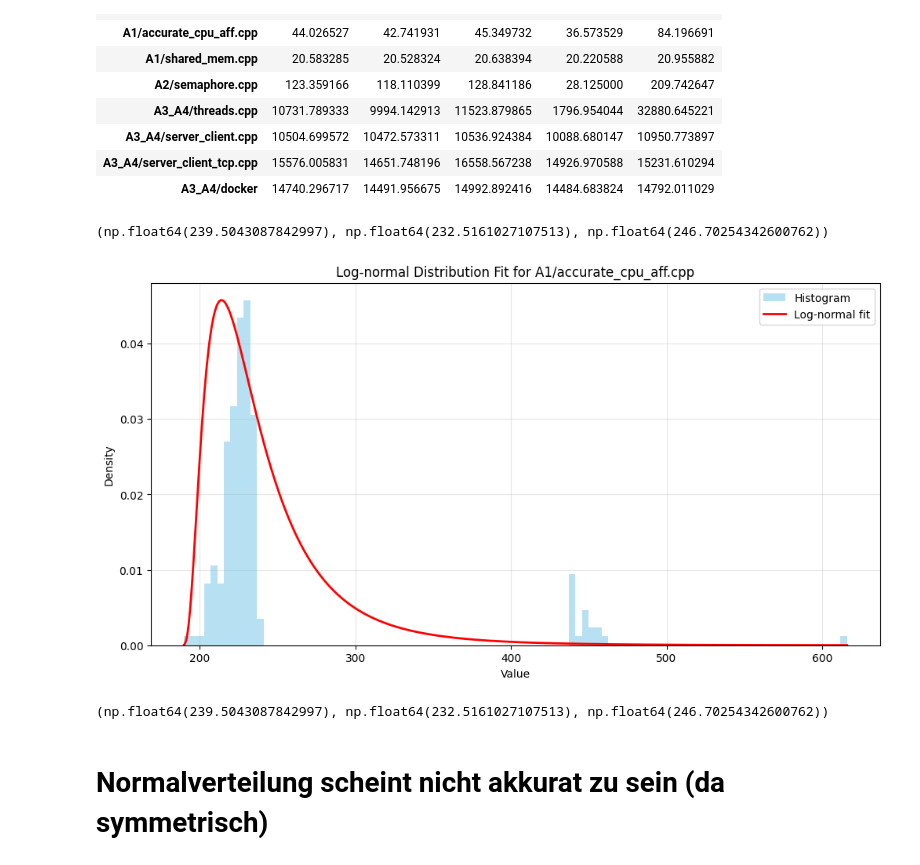
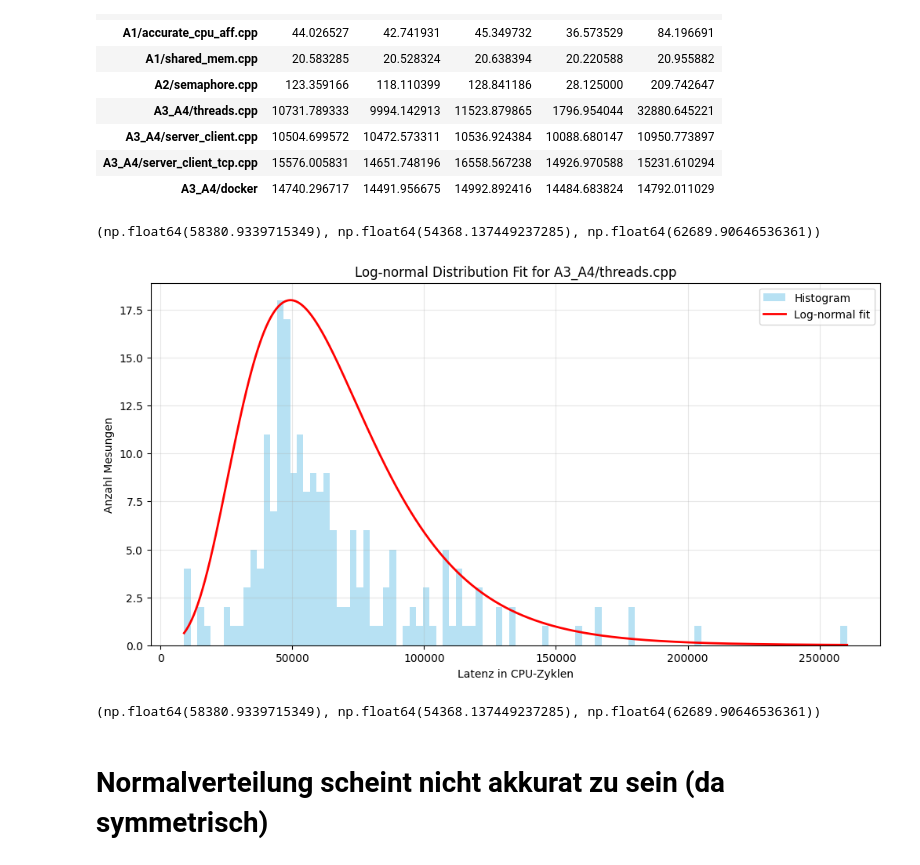
Before and after one commit to kilianbartz/bs_ueb2, a Jupyter notebook: plot.ipynb, the cells around one changed output. Saved outputs shown, nothing was run; the diff lists cells and outputs as text; code cells hidden in the pictures.

```diff
--- a/plot.ipynb
+++ b/plot.ipynb
@@ -262,7 +262,7 @@ import numpy as np
 import matplotlib.pyplot as plt
 from scipy import stats
 
-CASE = 1
+CASE = 4
 
 # Get the first column
 data = df.iloc[:, CASE]
@@ -285,43 +285,43 @@ pdf_lognorm = stats.lognorm.pdf(x, shape, loc, scale)
 plt.figure(figsize=(12, 6))
 
 # Plot histogram and get the maximum height for scaling
-hist, bins, _ = plt.hist(data, bins=100, density=True, alpha=0.6, color='skyblue', label='Histogram')
+hist, bins, _ = plt.hist(data, bins=100, density=False, alpha=0.6, color='skyblue', label='Histogram')
 max_height = max(hist)
 
 # Scale the PDF to match the histogram height
 pdf_lognorm = pdf_lognorm * (max_height / max(pdf_lognorm))
 
 # Plot the scaled fitted log-normal distribution
 plt.plot(x, pdf_lognorm, 'r-', lw=2, label='Log-normal fit')
 
 # Add vertical lines for CI
 # plt.axvline(ci[1], color='g', linestyle='--', label='95% CI')
 # plt.axvline(ci[2], color='g', linestyle='--')
 
 # Add mean line
 # plt.axvline(mean, color='k', linestyle='-', label='Mean')
 
 # Customize the plot
-plt.xlabel('Value')
-plt.ylabel('Density')
+plt.xlabel('Latenz in CPU-Zyklen')
+plt.ylabel('Anzahl Mesungen')
 plt.title(f'Log-normal Distribution Fit for {column_name}')
 plt.legend()
 plt.grid(True, alpha=0.3)
 
 # Add text box with statistics
 # stats_text = f'Mean: {mean:.2f}\nCI: [{ci[1]:.2f}, {ci[2]:.2f}]'
 # plt.text(0.95, 0.95, stats_text,
 #          transform=plt.gca().transAxes,
 #          verticalalignment='top',
 #          horizontalalignment='right',
 #          bbox=dict(boxstyle='round', facecolor='white', alpha=0.8))
 
 plt.show()
 print(ci)
 # %% [output]
-(np.float64(239.5043087842997), np.float64(232.5161027107513), np.float64(246.70254342600762))
+(np.float64(58380.9339715349), np.float64(54368.137449237285), np.float64(62689.90646536361))
-[figure, old version]
+[figure, new version]
-(np.float64(239.5043087842997), np.float64(232.5161027107513), np.float64(246.70254342600762))
+(np.float64(58380.9339715349), np.float64(54368.137449237285), np.float64(62689.90646536361))
 # %% [markdown]
 # Normalverteilung scheint nicht akkurat zu sein (da symmetrisch)
 # %%
```
Also changed, not shown: 3 other files.
